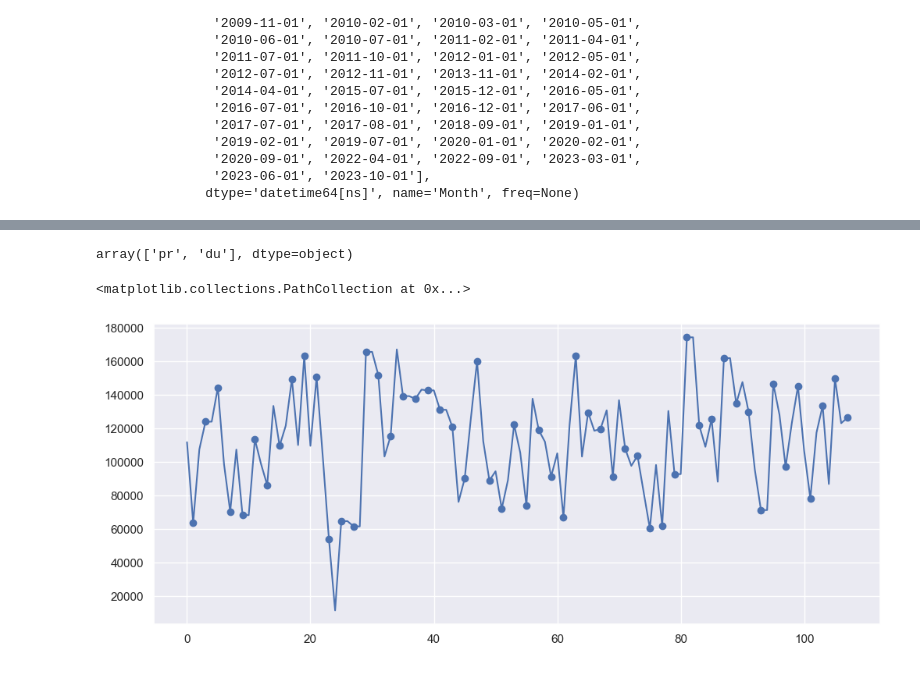
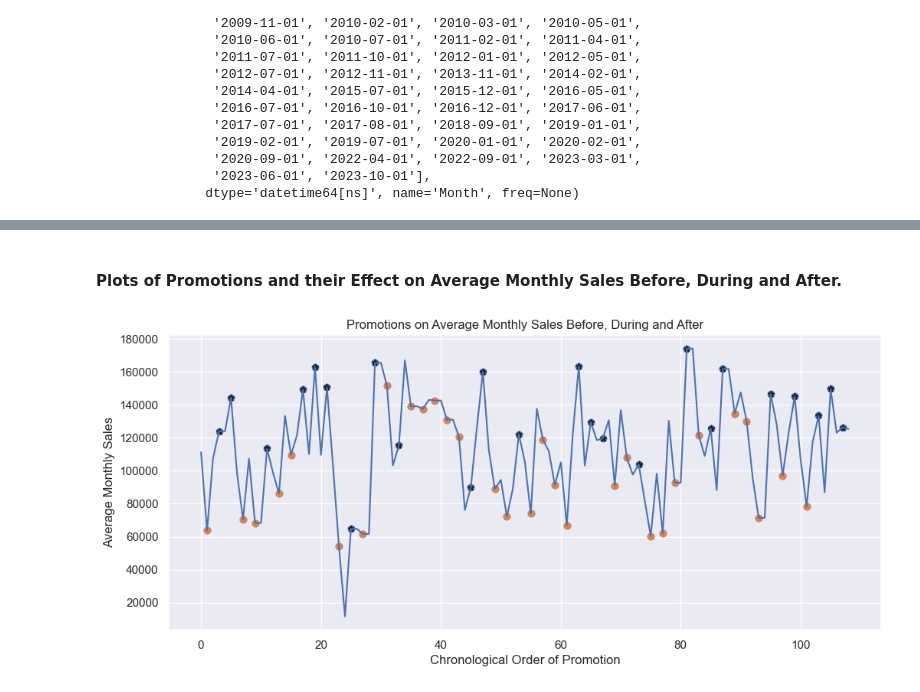
Before and after one commit to Opeojo/video-game-sales-forecast, a Jupyter notebook: sales-forecasting.ipynb, the cells around one changed output, grey strips where cells are left out. Cells and saved outputs as stored; diff of their text form; code cells hidden in the pictures.

```diff
--- a/sales-forecasting.ipynb
+++ b/sales-forecasting.ipynb
@@ -6,7 +6,10 @@ import pandas as pd
 import numpy as np
 from scipy import stats
 
+from datetime import datetime
+
 import matplotlib.pyplot as plt
+plt.style.use('ggplot')
 import seaborn as sns
 sns.set_theme(style="darkgrid", rc={"figure.figsize":(12, 5)})
 
@@ -430,3 +515,4 @@ Name: Monthly Sales, dtype: int64
 # %%
-df_promo = pd.DataFrame(lst)
-df_promo.columns = ('Mean', 'Median', 'Max', 'Min', 'Period')
+df_promo = pd.DataFrame(lst, columns=['Mean', 'Min', 'Period', 'Month'])
+df_promo.loc[df_promo['Period'] != 'pr', ['Period']] = 'du'
+df_promo.ffill(inplace=True)
@@ -470,4 +527,0 @@ df_promo.head()
-# %%
-df_promo['Period'].unique()
-# %% [output]
-array(['pr', 'du'], dtype=object)
@@ -476,8 +528,20 @@ sns.lineplot(data_promo, x='Year', y='Monthly Sales', ax=ax)
+# %%
+# calculate the the difference between intervening entries in the 'df_promo' dataframe
+# for 'Mean' and 'Min'.
+df_promo['Mean_diff'] = df_promo[['Mean']].diff()
+df_promo['Min_diff'] = df_promo[['Min']].diff()
+# %% [markdown]
+#### Plots of Promotions and their Effect on Average Monthly Sales Before, During and After.
 # %%
-plt.plot(df_promo.iloc[:,:1])
+# plot the df_promo and show promo those have effect and otherwise
+plt.plot(df_promo.iloc[:,0])
 plt.scatter(df_promo[df_promo['Period']=='du'].index, df_promo.loc[df_promo['Period']=='du', 'Mean'])
-for d in df_promo['Period']:
-    df_promo['Mean'] <
+plt.scatter(df_promo.loc[(df_promo['Mean_diff'] > 0) & (df_promo['Period'] == 'du')].index,
+            df_promo.loc[(df_promo['Mean_diff'] > 0) & (df_promo['Period'] == 'du'), 'Mean'], marker='*', c='k', alpha=1.0)
+plt.scatter(df_promo.loc[(df_promo['Mean_diff'] <= 0) & (df_promo['Period'] == 'du')].index,
+            df_promo.loc[(df_promo['Mean_diff'] <= 0) & (df_promo['Period'] == 'du'), 'Mean'])
+plt.xlabel('Chronological Order of Promotion')
+plt.ylabel('Average Monthly Sales')
+plt.title('Promotions on Average Monthly Sales Before, During and After');
 # %% [output]
-<matplotlib.collections.PathCollection at 0x...>
-[figure, old version]
+[figure, new version]
```
Also changed, not shown: parts of 101 cells of this notebook, 1 other file.
